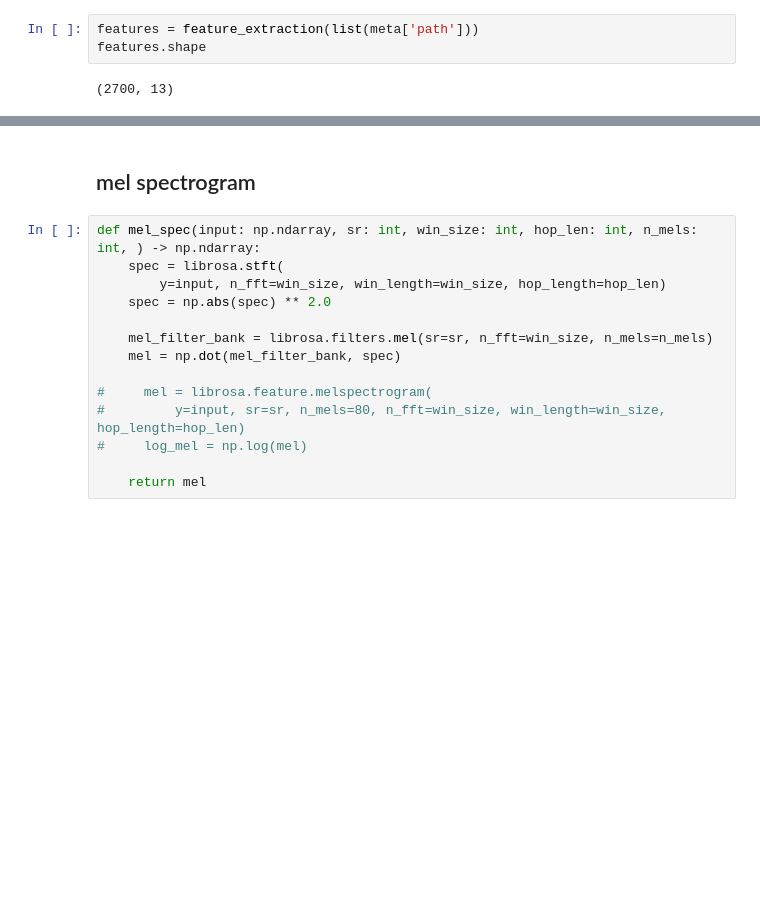
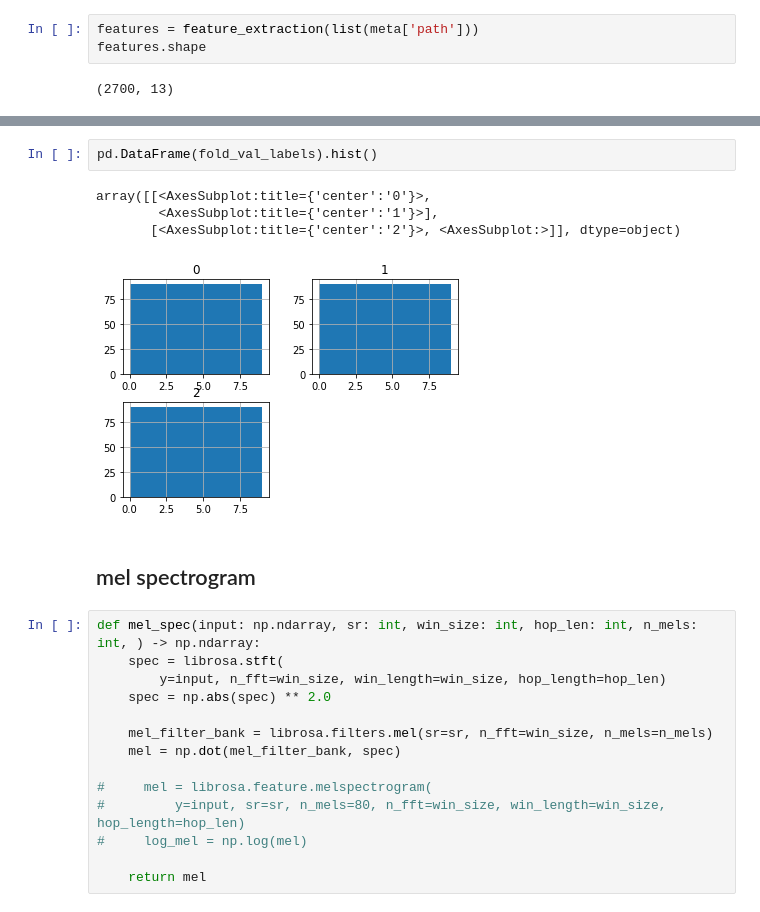
Before and after one commit to shin04/B4Lecture-2021, a Jupyter notebook: ex_9/kajiwara/notebooks/EDA.ipynb, the cells around one changed output, grey strips where cells are left out. Cells and saved outputs as stored; diff of their text form; blank space fills up the shorter version.

```diff
--- a/ex_9/kajiwara/notebooks/EDA.ipynb
+++ b/ex_9/kajiwara/notebooks/EDA.ipynb
@@ -199,3 +220,10 @@ plot_cv_indices(cv, X, y, groups, ax, n_splits)
+# %%
+pd.DataFrame(fold_val_labels).hist()
+# %% [output]
+array([[<AxesSubplot:title={'center':'0'}>,
+        <AxesSubplot:title={'center':'1'}>],
+       [<AxesSubplot:title={'center':'2'}>, <AxesSubplot:>]], dtype=object)
+[figure, added]
 # %% [markdown]
 ## mel spectrogram
 # %%
```
Also changed, not shown: parts of 25 cells of this notebook, 4 other files.
